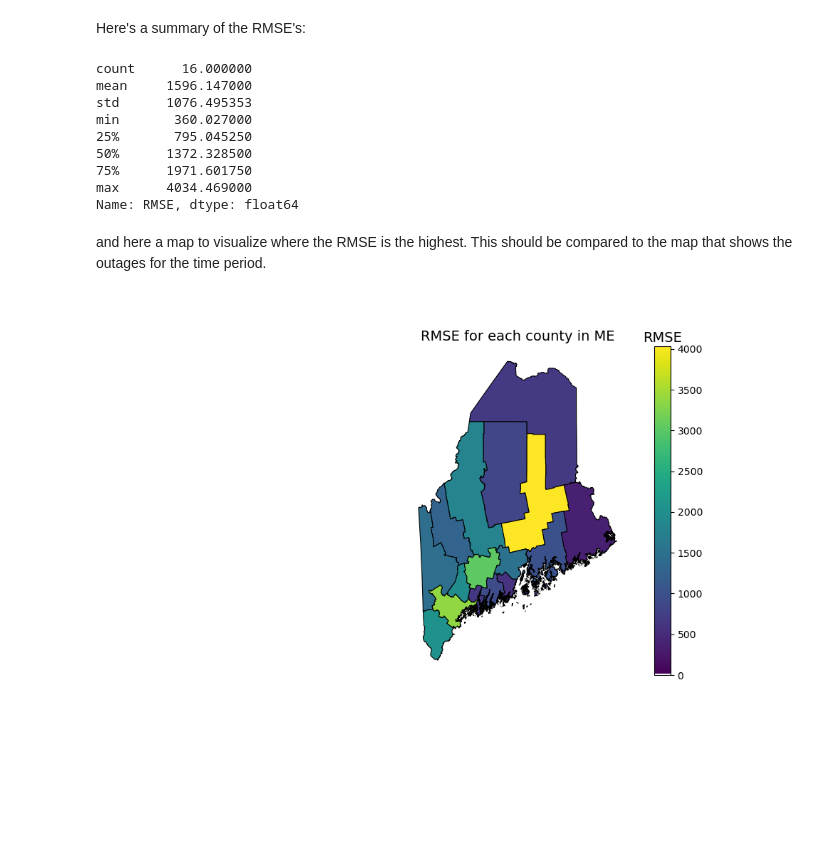
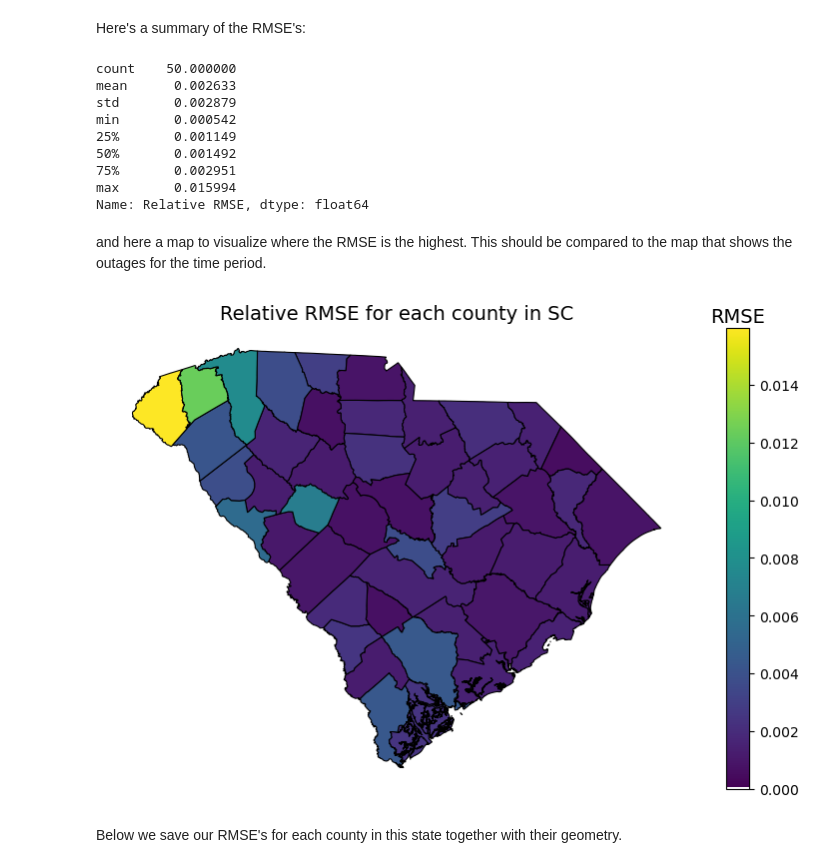
Before and after one commit to aarondweinberg/predictingpoweroutages, a Jupyter notebook: Julio/multivariate/LSTM_by_state.ipynb, the cells around one changed output. Saved outputs shown, nothing was run; the diff lists cells and outputs as text; code cells hidden in the pictures; blank space fills up the shorter version.

Commit message:
Cleaned the LSTM notebook, added saved models and a dataframe with the RMSEs for each county in the folder 'results'

```diff
--- a/Julio/multivariate/LSTM_by_state.ipynb
+++ b/Julio/multivariate/LSTM_by_state.ipynb
@@ -366,7 +273,3 @@ Model: "sequential_150"
  Trainable params: 5,980 (23.36 KB)
  Non-trainable params: 0 (0.00 B)
  Optimizer params: 11,962 (46.73 KB)
-# %%
-print('RMSE for each FIPS')
-for fips in fips_list:
-    print(f'{int(fips)}: {metrics[fips][-1]['root_mean_squared_error']}')
@@ -587,3 +456,10 @@ for fips in fips_list:
     rmses_state[str(fips)] = round(rmse(x['Actual'].loc[common_indices],x['Predicted'].loc[common_indices]),3)
 
 df_rmses = pd.DataFrame.from_dict(rmses_state,orient='index',columns=['RMSE'])
+
+population_by_fips = df_state.groupby('fips_code')['POPULATION'].mean().reset_index()
+population_by_fips.set_index('fips_code',inplace=True)
+population_by_fips.index = population_by_fips.index.astype(str)
+
+df_rmses['Population'] = population_by_fips['POPULATION']
+df_rmses['Relative RMSE'] = df_rmses['RMSE']/population_by_fips['POPULATION']
@@ -597,6 +493,7 @@ counties.set_index('FIPS', inplace=True)
 # %% [markdown]
 Below we have the RMSE for each county in the state.
 # %%
-counties = pd.concat([counties,df_rmses],axis=1)
+counties = counties.join(df_rmses, how='left')
+#counties = pd.concat([counties,df_rmses],axis=1)
 counties
 # %% [output]
@@ -620,22 +518,22 @@ counties
 # %% [markdown]
 Here's a summary of the RMSE's:
 # %%
-counties['RMSE'].describe()
+counties['Relative RMSE'].describe()
 # %% [output]
-count      16.000000
-mean     1596.147000
-std      1076.495353
-min       360.027000
-25%       795.045250
-50%      1372.328500
-75%      1971.601750
-max      4034.469000
-Name: RMSE, dtype: float64
+count    50.000000
+mean      0.002633
+std       0.002879
+min       0.000542
+25%       0.001149
+50%       0.001492
+75%       0.002951
+max       0.015994
+Name: Relative RMSE, dtype: float64
 # %%
 import geopandas as gpd
 from matplotlib.colors import ListedColormap, Normalize
 
-def plot_rmse_on_map_state(data,feature,state='ME'):
+def plot_rmse_on_map_state(data,feature,state=state):
 
     loc = '../../data/NWS_US_Counties_Shapefiles/c_05mr24.shp'
     counties = gpd.read_file(loc)
@@ -643,7 +541,7 @@ def plot_rmse_on_map_state(data,feature,state='ME'):
     counties = counties[counties['STATE'] == state]
     counties.set_index('FIPS', inplace=True)
 
-    counties = pd.concat([counties,data],axis=1)
+    counties = counties.join(data,how='left')
 
     # Create a custom colormap
     viridis_cmap = plt.cm.viridis  # Base colormap
@@ -675,7 +573,7 @@ def plot_rmse_on_map_state(data,feature,state='ME'):
     cbar.ax.set_ylabel('')
 
     # Customize the plot
-    title = f"RMSE for each county in {state}"
+    title = f"{feature} for each county in {state}"
     ax.set_title(title, fontsize=14)
     ax.axis('off')  # Turn off the axis
     plt.show()
@@ -684,6 +582,8 @@ def plot_rmse_on_map_state(data,feature,state='ME'):
 # %% [markdown]
 and here a map to visualize where the RMSE is the highest. This should be compared to the map that shows the outages for the time period.
 # %%
-plot_rmse_on_map_state(df_rmses,feature='RMSE')
+plot_rmse_on_map_state(df_rmses,feature='Relative RMSE',state=state)
 # %% [output]
-[figure, old version]
+[figure, new version]
+# %% [markdown]
+Below we save our RMSE's for each county in this state together with their geometry.
```
Also changed, not shown: parts of 34 cells of this notebook, 18 other files.
